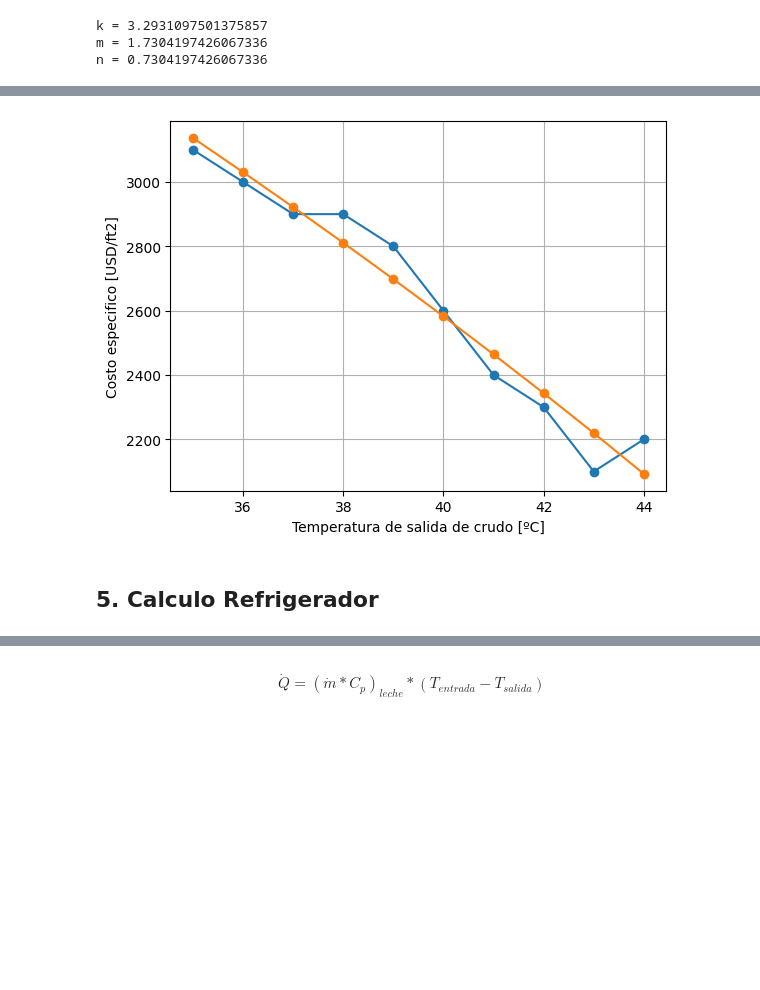
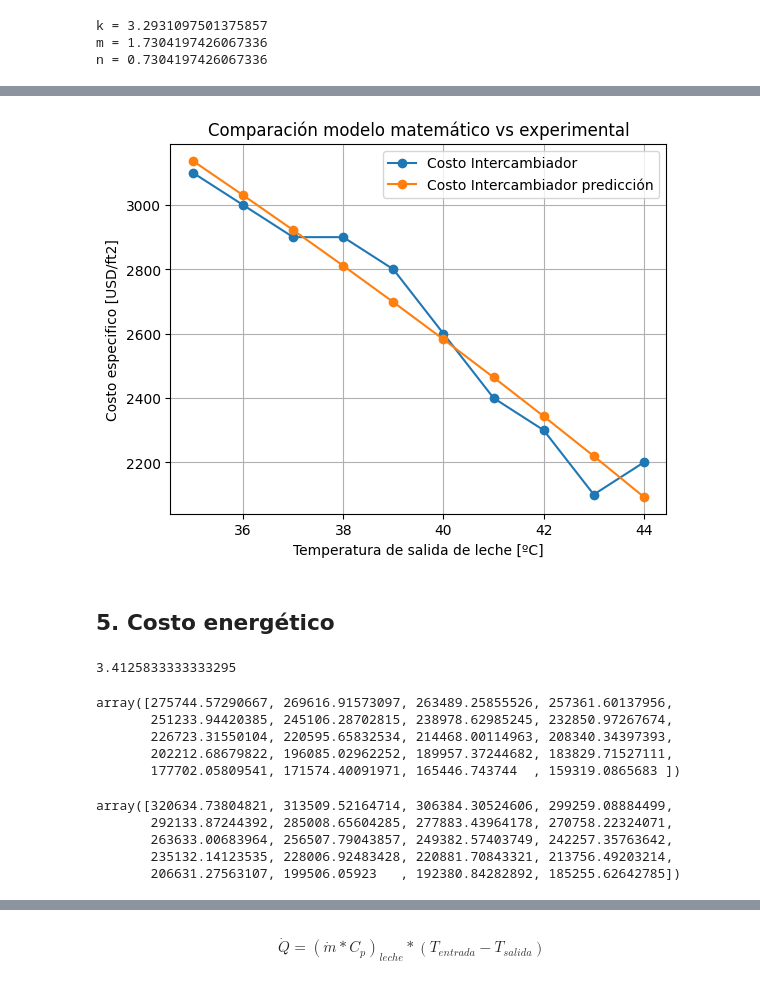
Before and after one commit to DanielSarmiento04/thermical_system, a Jupyter notebook: ejemplo_proyecto_diseno.ipynb, the cells around one changed output, grey strips where cells are left out. Drawn from its saved outputs; the diff is of its cells as text; code cells hidden in the pictures; blank space fills up the shorter version.

```diff
--- a/ejemplo_proyecto_diseno.ipynb
+++ b/ejemplo_proyecto_diseno.ipynb
@@ -489,7 +509,7 @@ data_bo_map
 # %%
 data = pd.DataFrame(
     data_bo_map,
-    columns=['area', 'costo_total', 'temperatura']
+    columns=['area', 'costo_intercambiador', 'temperatura']
 )
 data.head()
 # %% [output]
@@ -500,6 +520,6 @@ data.head()
 | 3 | 49.426603 | 2900 | 38 |
 | 4 | 48.267190 | 2800 | 39 |
 # %%
-data['costo_especifico'] = data['costo_total'] / data['area']
+data['costo_intercambiador_especifico'] = data['costo_intercambiador'] / data['area']
 data.head()
 # %% [output]
@@ -530,7 +551,7 @@ def power_law(x, A, B):
 params, covariance = curve_fit(
     power_law,
     data['area'].to_numpy(),
-    data["costo_especifico"].to_numpy()
+    data["costo_intercambiador_especifico"].to_numpy()
 )
 # %%
 # Extract the values of A and B
@@ -545,6 +566,6 @@ k = 3.2931097501375857
 m = 1.7304197426067336
 n = 0.7304197426067336
 # %%
-data['costo_intercambiador'] =  K * (data['area'] ** (m))
+data['costo_prediccion'] =  K * (data['area'] ** (m))
 data.head()
 # %% [output]
@@ -557,19 +578,58 @@ data.head()
 # %%
 plt.plot(
     data['temperatura'],
-    data['costo_total'],
-    marker='o'
+    data['costo_intercambiador'],
+    marker='o',
+    label='Costo Intercambiador'
 )
+
 plt.plot(
     data['temperatura'],
-    data['costo_intercambiador'],
-    marker='o'
+    data['costo_prediccion'],
+    marker='o',
+    label='Costo Intercambiador predicción'
 )
+
 plt.xlabel('Temperatura de salida de leche [ºC]')
 plt.ylabel('Costo especifico [USD/ft2]')
+plt.title("Comparación modelo matemático vs experimental")
+plt.legend()
 plt.grid()
 plt.show()
 # %% [output]
-[figure, old version]
+[figure, new version]
 # %% [markdown]
-## 5. Calculo  Refrigerador
+## 5. Costo energético
+# %%
+n = 5 # 5 añoS
+g = 0.08
+i = 0.2
+
+PSA = (
+    1 - ((1 + g) / (1 + i)) ** n
+) / (i - g)
+PSA
+# %% [output]
+3.4125833333333295
+# %%
+calor_adicional = calores_transferencia - calores_lmtd
+horas = 300 * 24
+CEE = 0.25
+
+C_q = calor_adicional * horas * CEE * PSA / 1000
+C_q
+# %% [output]
+array([275744.57290667, 269616.91573097, 263489.25855526, 257361.60137956,
+       251233.94420385, 245106.28702815, 238978.62985245, 232850.97267674,
+       226723.31550104, 220595.65832534, 214468.00114963, 208340.34397393,
+       202212.68679822, 196085.02962252, 189957.37244682, 183829.71527111,
+       177702.05809541, 171574.40091971, 165446.743744  , 159319.0865683 ])
+# %%
+costo_intercambiador = calor_adicional + C_q
+costo_intercambiador
+# %% [output]
+array([320634.73804821, 313509.52164714, 306384.30524606, 299259.08884499,
+       292133.87244392, 285008.65604285, 277883.43964178, 270758.22324071,
+       263633.00683964, 256507.79043857, 249382.57403749, 242257.35763642,
+       235132.14123535, 228006.92483428, 220881.70843321, 213756.49203214,
+       206631.27563107, 199506.05923   , 192380.84282892, 185255.62642785])
```
Also changed, not shown: parts of 34 cells of this notebook, 6 other files.
